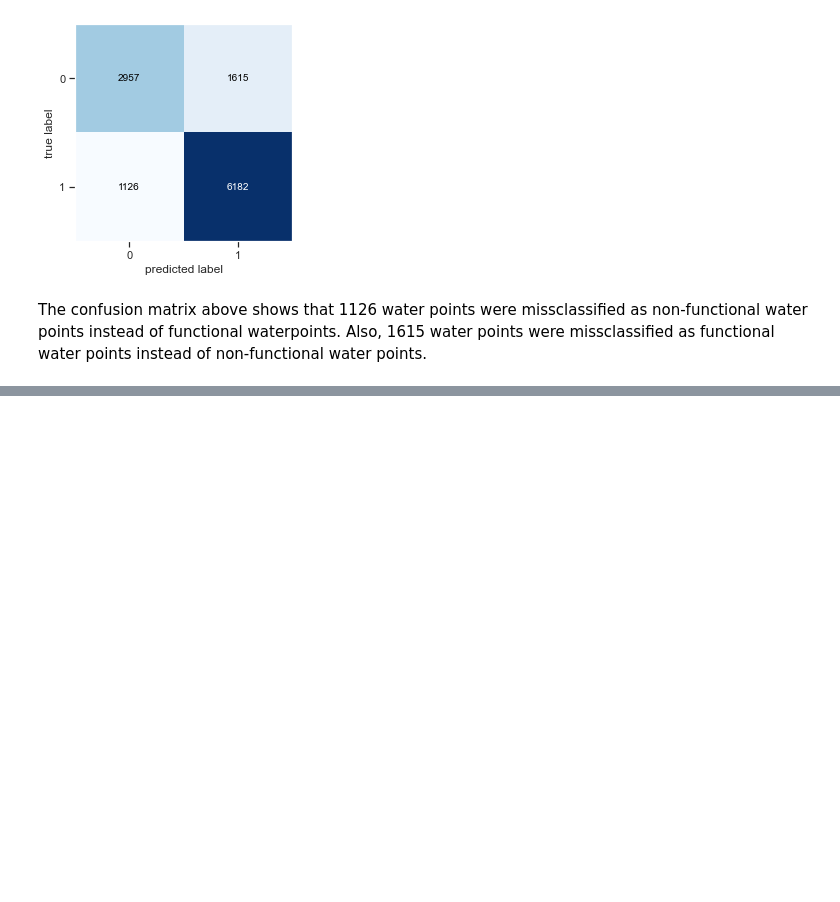
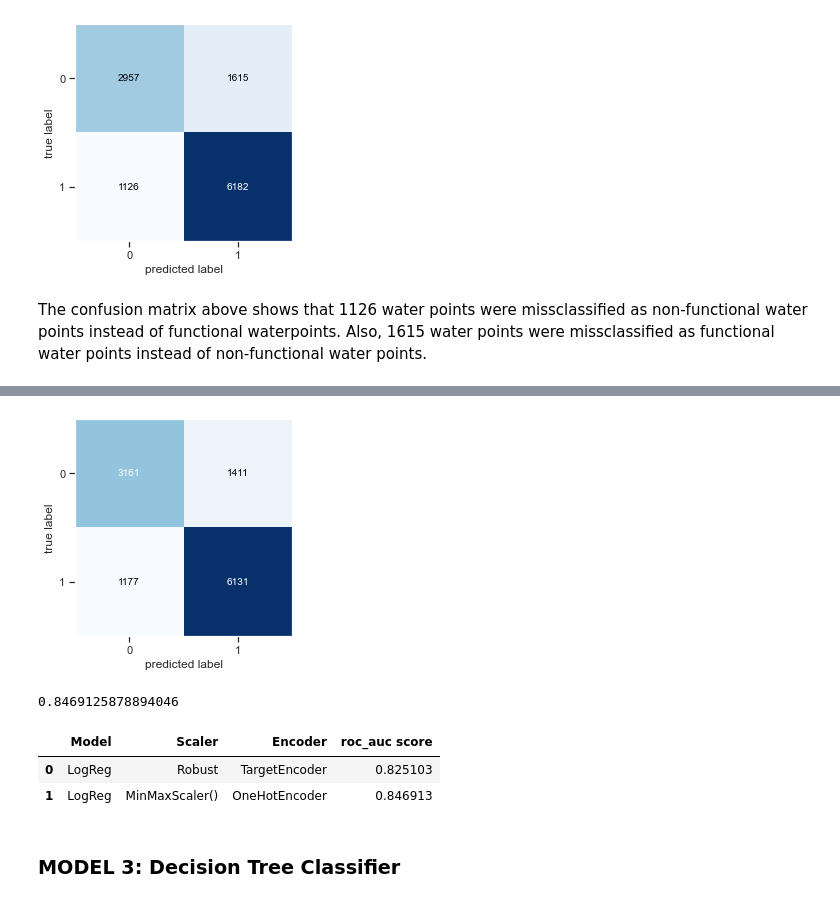
Before and after one commit to waitipeter/TANZANIA-WATER-WELLS-PROJECT, a Jupyter notebook: Modelling Tanzania water points.ipynb, the cells around one changed output, grey strips where cells are left out. Drawn from its saved outputs; the diff is of its cells as text; code cells hidden in the pictures; blank space fills up the shorter version.

```diff
--- a/Modelling Tanzania water points.ipynb
+++ b/Modelling Tanzania water points.ipynb
@@ -275,0 +283,30 @@ AUC: 0.8256004786997412
+# %%
+scaler = MinMaxScaler()
+encoder = ce.OneHotEncoder(cols=categorical_variables)
+# %%
+num_transformer = make_pipeline(scaler)
+cat_transformer = make_pipeline(encoder)
+
+# getting together our scaler and encoder with preprocessor
+preprocessor = ColumnTransformer(
+      transformers=[('num', num_transformer, numerical_variables),
+                    ('cat', cat_transformer, categorical_variables)])
+
+
+# giving all values to pipeline
+pipe = make_pipeline(preprocessor,lr)
+pipe.fit(X_train, y_train)
+
+# make predictions on training set
+y_pred = pipe.predict(X_train)
+
+# make predictions on test set
+y_pred_test = pipe.predict(X_test)
+
+print("Accuracy:")
+print(f"TRAIN: {accuracy_score(y_train, y_pred)}")
+print(f"TEST: {accuracy_score(y_test, y_pred_test)}")
+
+print("\nBalanced Accuracy:")
+print(f"TRAIN: {balanced_accuracy_score(y_train, y_pred)}")
+print(f"TEST: {balanced_accuracy_score(y_test, y_pred_test)}")
@@ -275,0 +321,12 @@ AUC: 0.8256004786997412
+# %%
+# to plot and understand confusion matrix
+cm = confusion_matrix(y_test, y_pred_test)
+plot_confusion_matrix(cm)
+plt.show()
+# %% [output]
+[figure, added]
+# %%
+scores = cross_val_score(pipe, X, y, cv=5, scoring='roc_auc')
+print(scores.mean(),)
+# %% [output]
+0.8469125878894046
@@ -275,0 +340,8 @@ AUC: 0.8256004786997412
+# %%
+df_results
+# %% [output]
+|  | Model | Scaler | Encoder | roc_auc score |
+| 0 | LogReg | Robust | TargetEncoder | 0.825103 |
+| 1 | LogReg | MinMaxScaler() | OneHotEncoder | 0.846913 |
+# %% [markdown]
+### MODEL 3: Decision Tree Classifier
```
Also changed, not shown: parts of 30 cells of this notebook.
